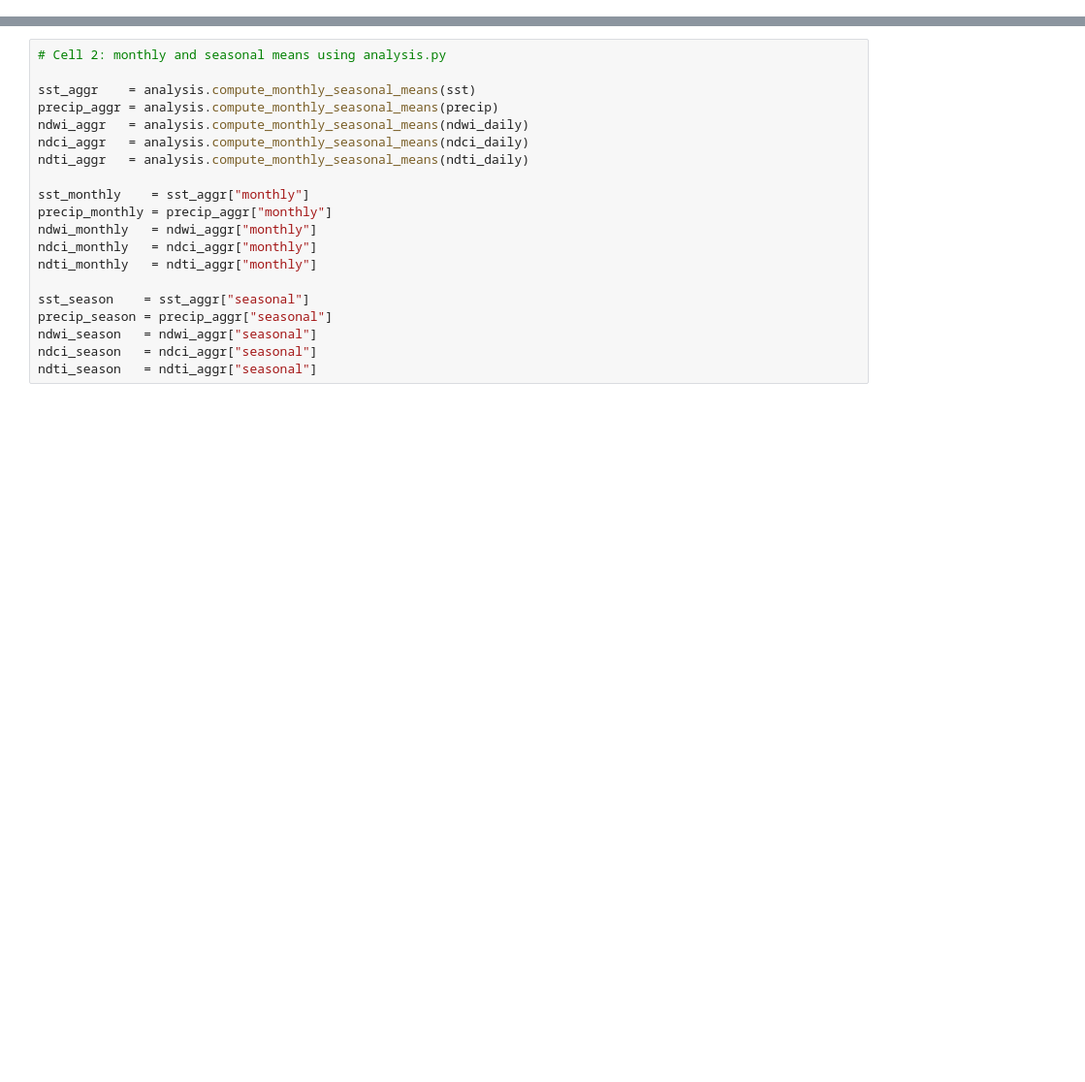
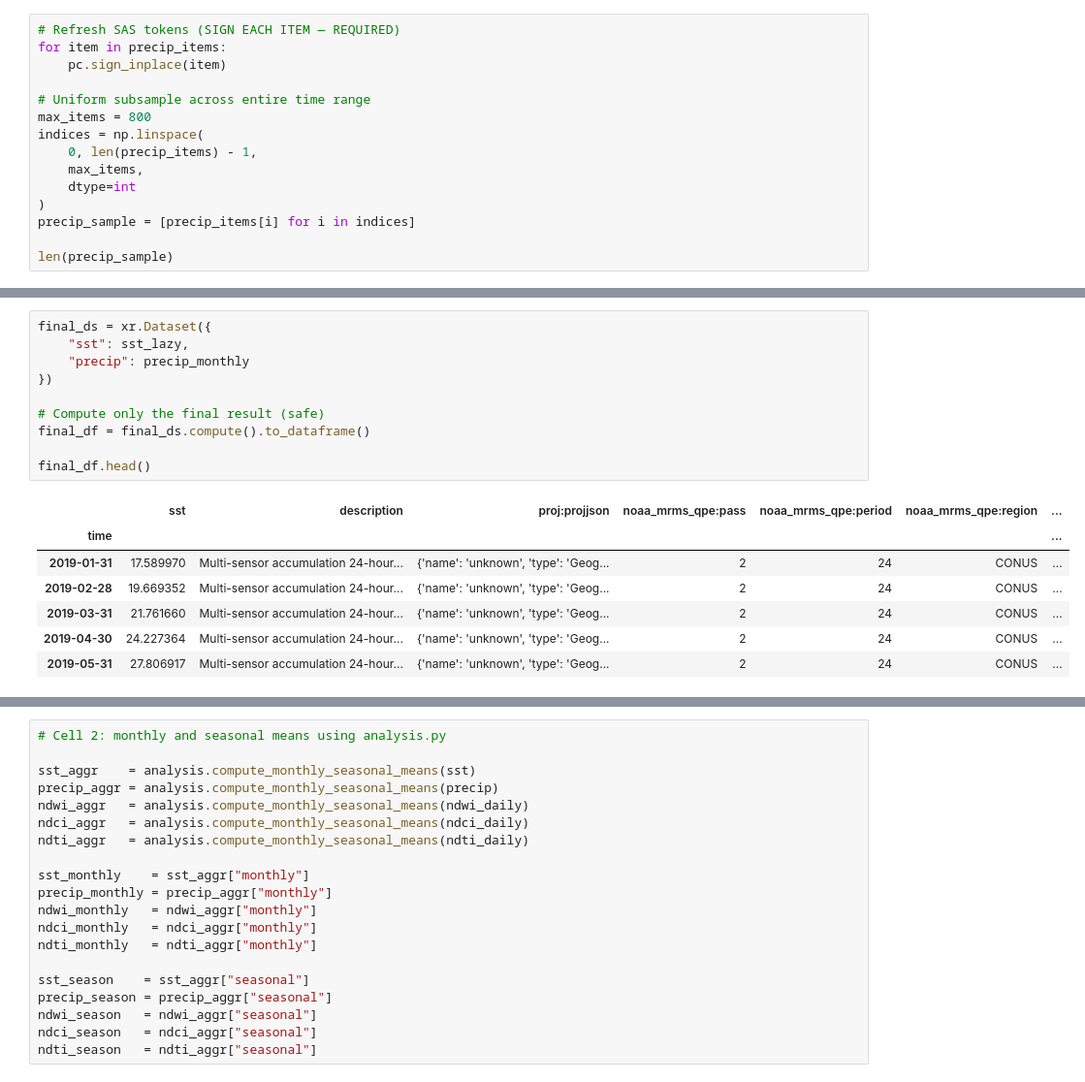
Before and after one commit to Gracey0201/tampa-bay-water-quality, a Jupyter notebook: Notebook.ipynb, the cells around one changed output, grey strips where cells are left out. Shown at 97% size. Saved outputs shown, nothing was run; the diff lists cells and outputs as text; blank space fills up the shorter version.

```diff
--- a/Notebook.ipynb
+++ b/Notebook.ipynb
@@ -323,0 +213,15 @@ precip = env["precip"]
+# %%
+# Refresh SAS tokens (SIGN EACH ITEM — REQUIRED)
+for item in precip_items:
+    pc.sign_inplace(item)
+
+# Uniform subsample across entire time range
+max_items = 800
+indices = np.linspace(
+    0, len(precip_items) - 1,
+    max_items,
+    dtype=int
+)
+precip_sample = [precip_items[i] for i in indices]
+
+len(precip_sample)
@@ -323,0 +271,18 @@ precip = env["precip"]
+# %%
+final_ds = xr.Dataset({
+    "sst": sst_lazy,
+    "precip": precip_monthly
+})
+
+# Compute only the final result (safe)
+final_df = final_ds.compute().to_dataframe()
+
+final_df.head()
+# %% [output]
+|  | sst | description | proj:projjson | noaa_mrms_qpe:pass | noaa_mrms_qpe:period | noaa_mrms_qpe:region | ... |
+| time |  |  |  |  |  |  | ... |
+| 2019-01-31 | 17.589970 | Multi-sensor accumulation 24-hour... | {'name': 'unknown', 'type': 'Geog... | 2 | 24 | CONUS | ... |
+| 2019-02-28 | 19.669352 | Multi-sensor accumulation 24-hour... | {'name': 'unknown', 'type': 'Geog... | 2 | 24 | CONUS | ... |
+| 2019-03-31 | 21.761660 | Multi-sensor accumulation 24-hour... | {'name': 'unknown', 'type': 'Geog... | 2 | 24 | CONUS | ... |
+| 2019-04-30 | 24.227364 | Multi-sensor accumulation 24-hour... | {'name': 'unknown', 'type': 'Geog... | 2 | 24 | CONUS | ... |
+| 2019-05-31 | 27.806917 | Multi-sensor accumulation 24-hour... | {'name': 'unknown', 'type': 'Geog... | 2 | 24 | CONUS | ... |
```
Also changed, not shown: parts of 20 cells of this notebook, 4 other files.
